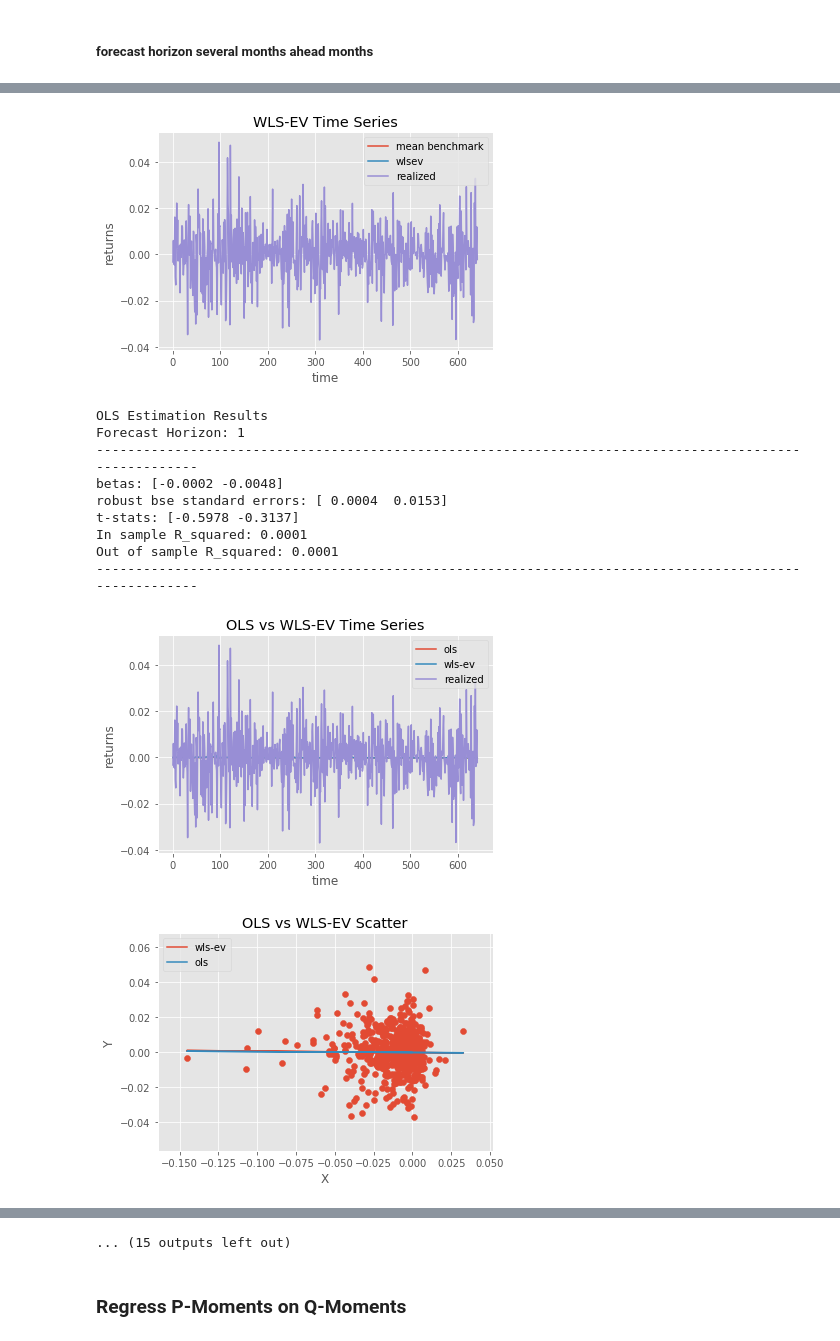
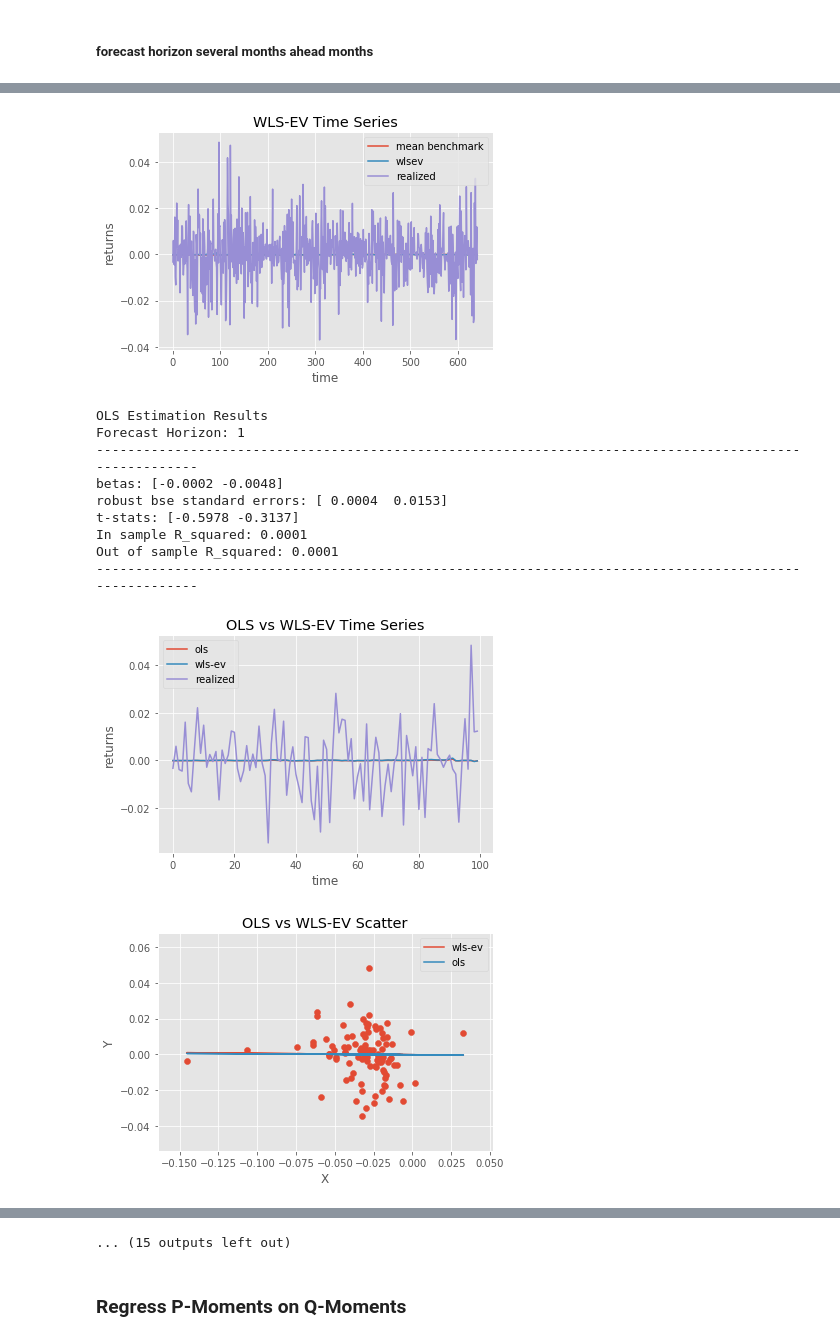
Before and after one commit to tobikuhlmann/robust-linear-forecasting, a Jupyter notebook: wlsev_analysis.ipynb, the cells around one changed output, grey strips where cells are left out. Saved outputs shown, nothing was run; the diff lists cells and outputs as text; code cells hidden in the pictures.

```diff
--- a/wlsev_analysis.ipynb
+++ b/wlsev_analysis.ipynb
@@ -435,9 +455,9 @@ for i in (1,5,10, 50, 100):
     # ------------------------------------------------------------------------------------------------------------
 
     # time series plot
-    visualisation.plot_results(X,Y,y_wlsev, y_ols)
+    visualisation.plot_results(X[:100],Y[:100],y_wlsev[:100], y_ols[:100])
     # scatter plot
-    visualisation.plot_scatter(X,Y,y_wlsev, y_ols)
+    visualisation.plot_scatter(X[:100],Y[:100],y_wlsev[:100], y_ols[:100])
 
 
     # Get Simon's OLS estimation results
@@ -533,38 +553,38 @@ for i in (1,22,44, 66, 88):
     # ------------------------------------------------------------------------------------------------------------
 
     # time series plot
-    visualisation.plot_results(X,Y,y_wlsev, y_ols)
+    visualisation.plot_results(X[:100],Y[:100],y_wlsev[:100], y_ols[:100])
     # scatter plot
-    visualisation.plot_scatter(X,Y,y_wlsev, y_ols)
+    visualisation.plot_scatter(X[:100],Y[:100],y_wlsev[:100], y_ols[:100])
 
     # Get Simon's OLS estimation results
     if forecast_horizon == 1:
         ols_model = OLS(data_wop_var['vrp'][:-1].as_matrix(), data_wop_var['erp'][1:].as_matrix())
         ols_model.fit()
         ols_model.printResults()
         ols_obj.plot_results()
 # %% [output]
 WLS-EV Estimation Results
 Forecast Horizon: 1
 -------------------------------------------------------------------------------------------------------
 betas: [-0.0002 -0.0079]
 robust bse standard errors: [ 0.0003  0.0134]
 t-stats: [-0.8463 -0.5932]
 In sample R_squared: 0.0001
 Out of sample R_squared: 0.0011
 -------------------------------------------------------------------------------------------------------
-[figure, old version]
+[figure, new version]
 OLS Estimation Results
 Forecast Horizon: 1
 -------------------------------------------------------------------------------------------------------
 betas: [-0.0002 -0.0048]
 robust bse standard errors: [ 0.0004  0.0153]
 t-stats: [-0.5978 -0.3137]
 In sample R_squared: 0.0001
 Out of sample R_squared: 0.0001
 -------------------------------------------------------------------------------------------------------
-[figure, old version]
+[figure, new version]
-[figure, old version]
+[figure, new version]
 Simon's OLS Evaluation
 -------------------------------------------------------------------------------------------------------
 OLS betas: [[-0.00023463]
```
Also changed, not shown: parts of 16 cells of this notebook, 1 other file.
